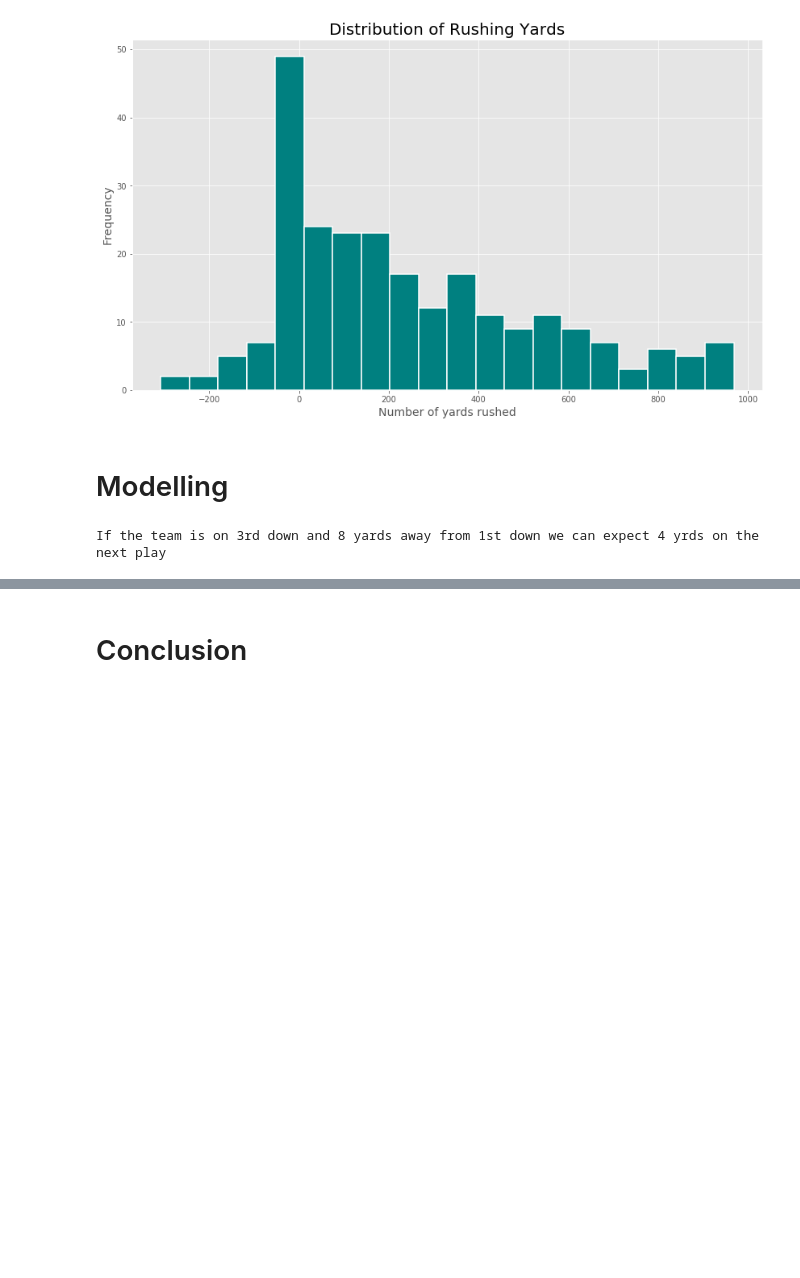
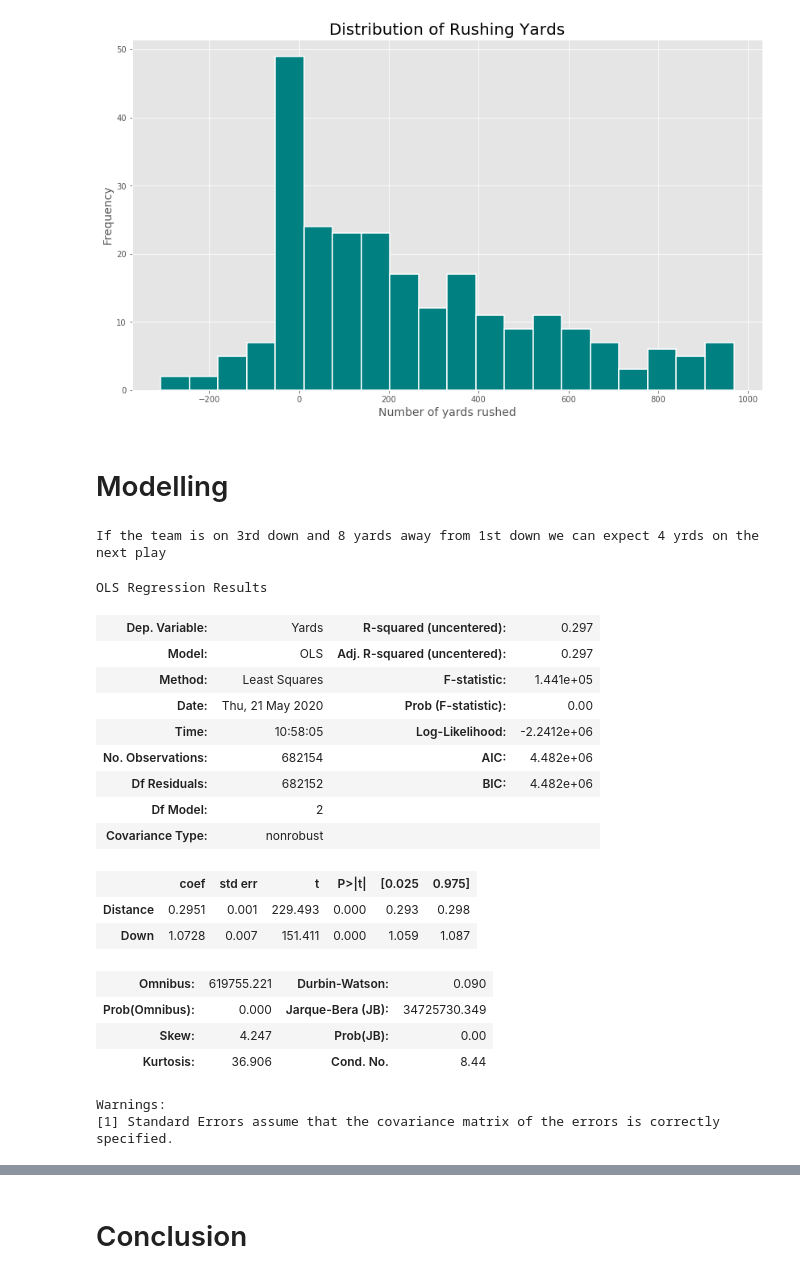
Before and after one commit to Louis-Bad/NFL-Rushing-Yards, a Jupyter notebook: main.ipynb, the cells around one changed output, grey strips where cells are left out. Drawn from its saved outputs; the diff is of its cells as text; code cells hidden in the pictures; blank space fills up the shorter version.

```diff
--- a/main.ipynb
+++ b/main.ipynb
@@ -137,13 +138,39 @@ plt.show();
 # to get a quick idea of the baseline model I have used 2 predictors
 temp_train_X = train_X[['Distance', 'Down']]
 
-base_model = LinearRegression()
-base_model.fit(temp_train_X, train_y)
+sk_linreg = LinearRegression()
+sk_linreg.fit(temp_train_X, train_y)
 
 yrds_from_first = 8
 number_downs = 3
-result = base_model.predict(np.array([[8, 3]]))
+result = sk_linreg.predict(np.array([[yrds_from_first, number_downs]]))
+
 print(f'If the team is on {number_downs}rd down and {yrds_from_first} yards away from 1st down',
       f'we can expect { int(np.round(result, 1)) } yrds on the next play')
 # %% [output]
 If the team is on 3rd down and 8 yards away from 1st down we can expect 4 yrds on the next play
+# %%
+# Same as last model but using statsmodels OLS because of the comprehensive summary method
+base_model = sm.OLS(train_y, temp_train_X)
+results = base_model.fit()
+results.summary()
+# %% [output]
+OLS Regression Results
+| Dep. Variable: | Yards | R-squared (uncentered): | 0.297 |
+| Model: | OLS | Adj. R-squared (uncentered): | 0.297 |
+| Method: | Least Squares | F-statistic: | 1.441e+05 |
+| Date: | Thu, 21 May 2020 | Prob (F-statistic): | 0.00 |
+| Time: | 10:58:05 | Log-Likelihood: | -2.2412e+06 |
+| No. Observations: | 682154 | AIC: | 4.482e+06 |
+| Df Residuals: | 682152 | BIC: | 4.482e+06 |
+| Df Model: | 2 |  |  |
+| Covariance Type: | nonrobust |  |  |
+|  | coef | std err | t | P>|t| | [0.025 | 0.975] |
+| Distance | 0.2951 | 0.001 | 229.493 | 0.000 | 0.293 | 0.298 |
+| Down | 1.0728 | 0.007 | 151.411 | 0.000 | 1.059 | 1.087 |
+| Omnibus: | 619755.221 | Durbin-Watson: | 0.090 |
+| Prob(Omnibus): | 0.000 | Jarque-Bera (JB): | 34725730.349 |
+| Skew: | 4.247 | Prob(JB): | 0.00 |
+| Kurtosis: | 36.906 | Cond. No. | 8.44 |
+Warnings:
+[1] Standard Errors assume that the covariance matrix of the errors is correctly specified.
```
Also changed, not shown: parts of 4 cells of this notebook, 6 other files.
